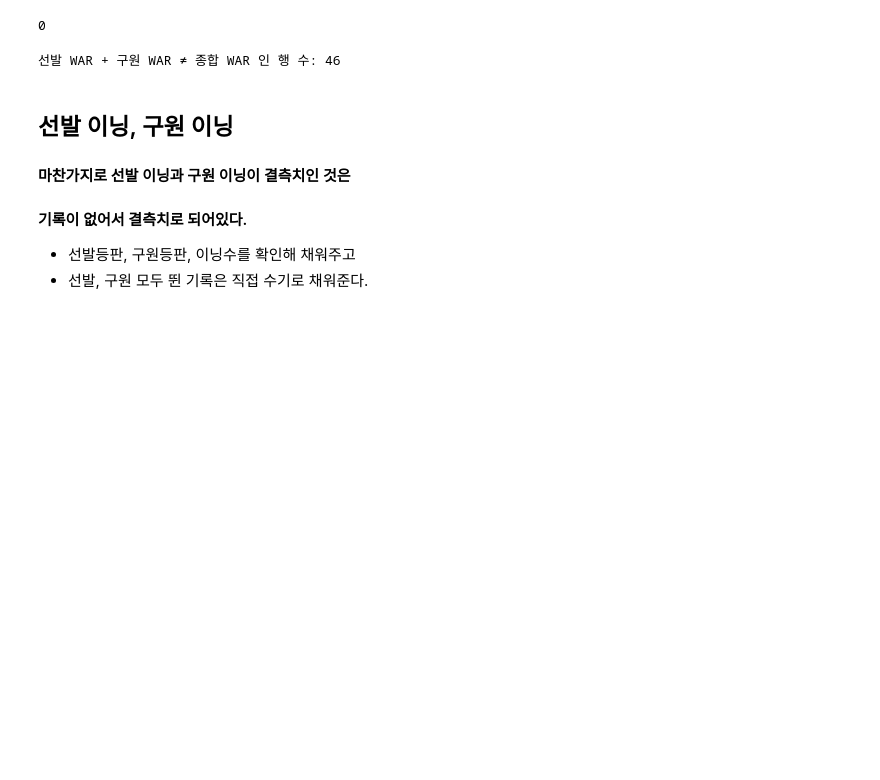
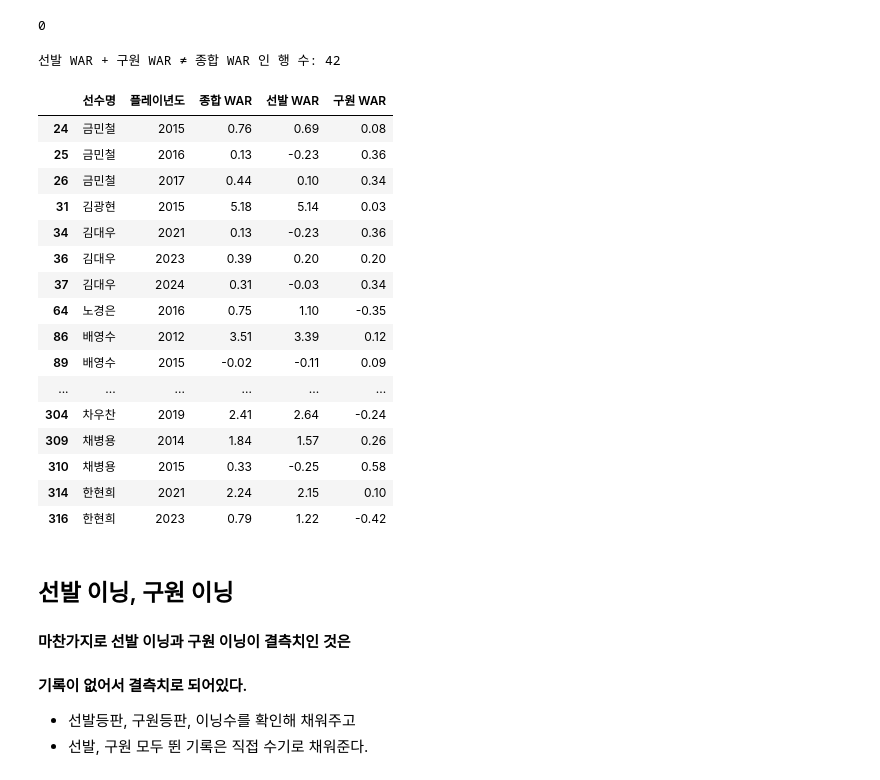
Before and after one commit to choiwj0215/datathon-team-11, a Jupyter notebook: 박상현/jupyter/FA_투수_전처리.ipynb, the cells around one changed output. Saved outputs shown, nothing was run; the diff lists cells and outputs as text; code cells hidden in the pictures; blank space fills up the shorter version.

```diff
--- a/박상현/jupyter/FA_투수_전처리.ipynb
+++ b/박상현/jupyter/FA_투수_전처리.ipynb
@@ -345,8 +322,31 @@ condition = (
 
 mismatch_count = condition.sum()
 print(f"선발 WAR + 구원 WAR ≠ 종합 WAR 인 행 수: {mismatch_count}")
+
+# 조건에 해당하는 행만 추출
+mismatch_df2 = df1.loc[condition, ['선수명', '플레이년도', '종합 WAR', '선발 WAR', '구원 WAR']]
 # %% [output]
-선발 WAR + 구원 WAR ≠ 종합 WAR 인 행 수: 46
+선발 WAR + 구원 WAR ≠ 종합 WAR 인 행 수: 42
+# %%
+mismatch_df2
+# %% [output]
+|  | 선수명 | 플레이년도 | 종합 WAR | 선발 WAR | 구원 WAR |
+| 24 | 금민철 | 2015 | 0.76 | 0.69 | 0.08 |
+| 25 | 금민철 | 2016 | 0.13 | -0.23 | 0.36 |
+| 26 | 금민철 | 2017 | 0.44 | 0.10 | 0.34 |
+| 31 | 김광현 | 2015 | 5.18 | 5.14 | 0.03 |
+| 34 | 김대우 | 2021 | 0.13 | -0.23 | 0.36 |
+| 36 | 김대우 | 2023 | 0.39 | 0.20 | 0.20 |
+| 37 | 김대우 | 2024 | 0.31 | -0.03 | 0.34 |
+| 64 | 노경은 | 2016 | 0.75 | 1.10 | -0.35 |
+| 86 | 배영수 | 2012 | 3.51 | 3.39 | 0.12 |
+| 89 | 배영수 | 2015 | -0.02 | -0.11 | 0.09 |
+| ... | ... | ... | ... | ... | ... |
+| 304 | 차우찬 | 2019 | 2.41 | 2.64 | -0.24 |
+| 309 | 채병용 | 2014 | 1.84 | 1.57 | 0.26 |
+| 310 | 채병용 | 2015 | 0.33 | -0.25 | 0.58 |
+| 314 | 한현희 | 2021 | 2.24 | 2.15 | 0.10 |
+| 316 | 한현희 | 2023 | 0.79 | 1.22 | -0.42 |
 # %% [markdown]
 ## 선발 이닝, 구원 이닝
 #### 마찬가지로 선발 이닝과 구원 이닝이 결측치인 것은
```
Also changed, not shown: parts of 14 cells of this notebook, 1 other file.
